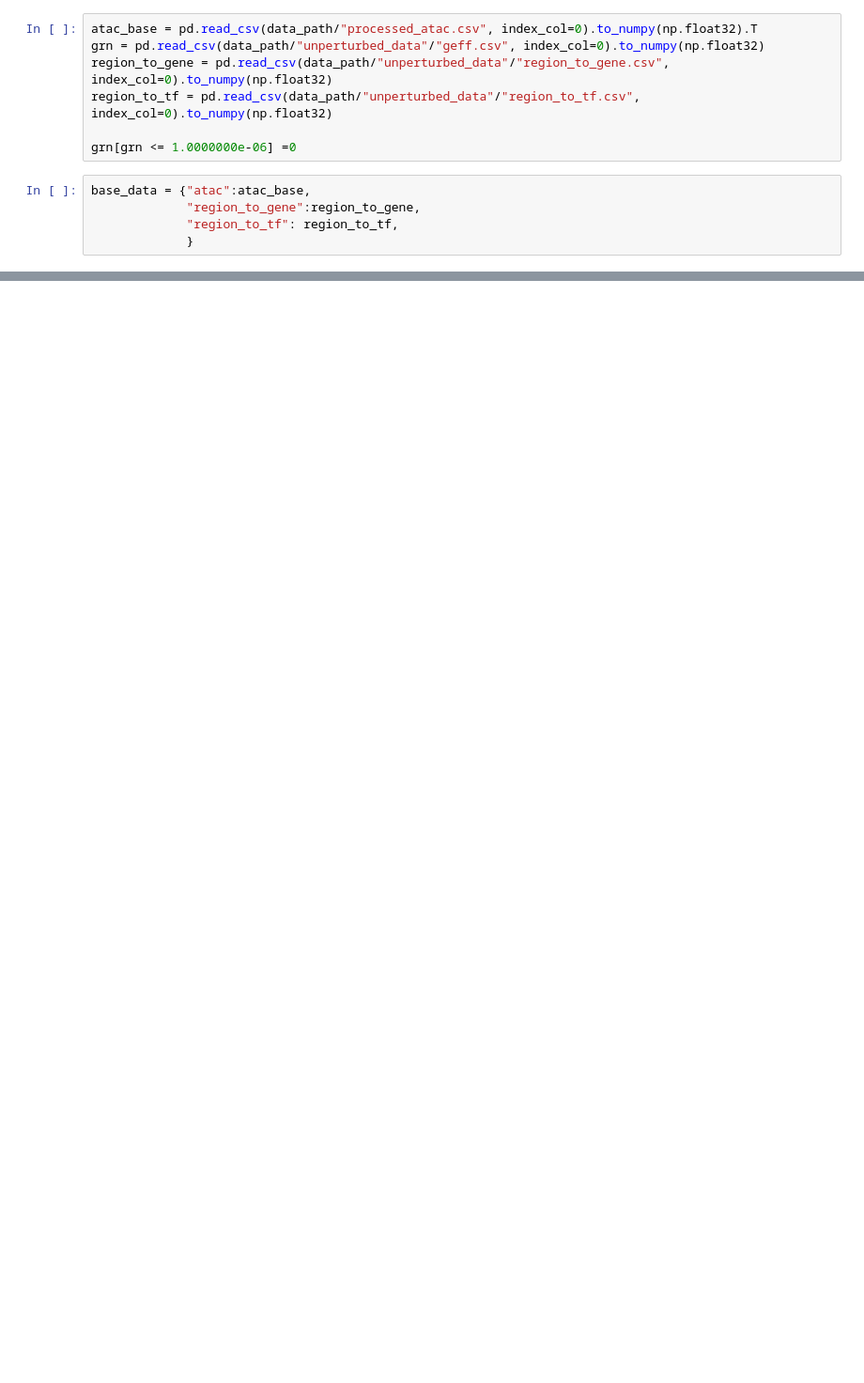
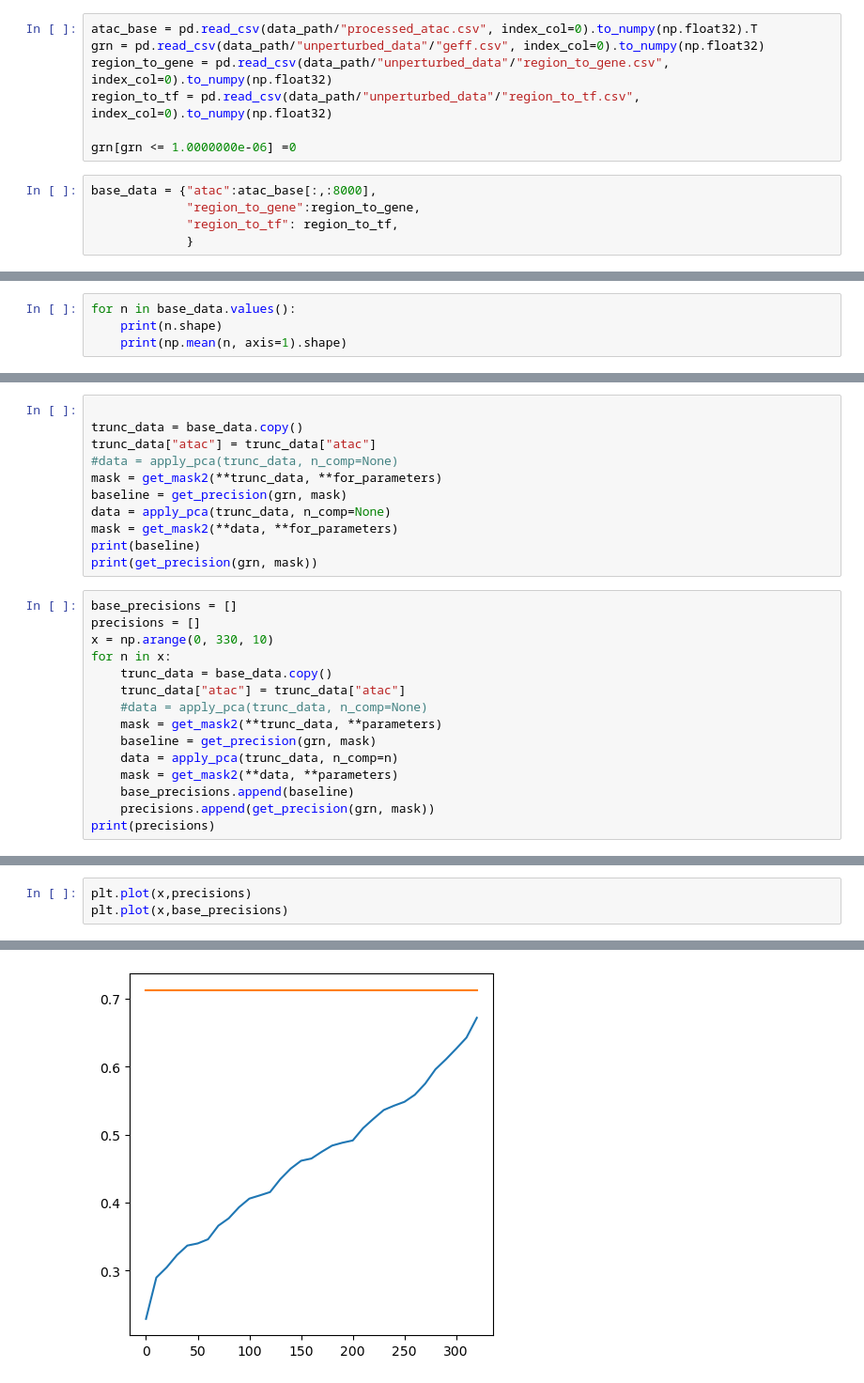
Before and after one commit to NTBiotech/bicycle, a Jupyter notebook: notebooks/experiments/masking/mask_creation/optimization.ipynb, the cells around one changed output, grey strips where cells are left out. Shown at 94% size. Saved outputs shown, nothing was run; the diff lists cells and outputs as text; blank space fills up the shorter version.

Commit message:
mask creation and optimization files

```diff
--- a/notebooks/experiments/masking/mask_creation/optimization.ipynb
+++ b/notebooks/experiments/masking/mask_creation/optimization.ipynb
@@ -37,7 +88,7 @@ region_to_tf = pd.read_csv(data_path/"unperturbed_data"/"region_to_tf.csv", inde
 
 grn[grn <= 1.0000000e-06] =0
 # %%
-base_data = {"atac":atac_base,
+base_data = {"atac":atac_base[:,:8000],
              "region_to_gene":region_to_gene,
              "region_to_tf": region_to_tf,
              }
@@ -171,0 +773,4 @@ keys: ['correlation', 'corr_normalize']
+# %%
+for n in base_data.values():
+    print(n.shape)
+    print(np.mean(n, axis=1).shape)
@@ -171,0 +784,26 @@ keys: ['correlation', 'corr_normalize']
+# %%
+
+trunc_data = base_data.copy()
+trunc_data["atac"] = trunc_data["atac"]
+#data = apply_pca(trunc_data, n_comp=None)
+mask = get_mask2(**trunc_data, **for_parameters)
+baseline = get_precision(grn, mask)
+data = apply_pca(trunc_data, n_comp=None)
+mask = get_mask2(**data, **for_parameters)
+print(baseline)
+print(get_precision(grn, mask))
+# %%
+base_precisions = []
+precisions = []
+x = np.arange(0, 330, 10)
+for n in x:
+    trunc_data = base_data.copy()
+    trunc_data["atac"] = trunc_data["atac"]
+    #data = apply_pca(trunc_data, n_comp=None)
+    mask = get_mask2(**trunc_data, **parameters)
+    baseline = get_precision(grn, mask)
+    data = apply_pca(trunc_data, n_comp=n)
+    mask = get_mask2(**data, **parameters)
+    base_precisions.append(baseline)
+    precisions.append(get_precision(grn, mask))
+print(precisions)
@@ -171,0 +812,4 @@ keys: ['correlation', 'corr_normalize']
+# %%
+plt.plot(x,precisions)
+plt.plot(x,base_precisions)
+# %% [output]
@@ -171,0 +817 @@ keys: ['correlation', 'corr_normalize']
+[figure, added]
```
Also changed, not shown: parts of 23 cells of this notebook, 5 other files.
